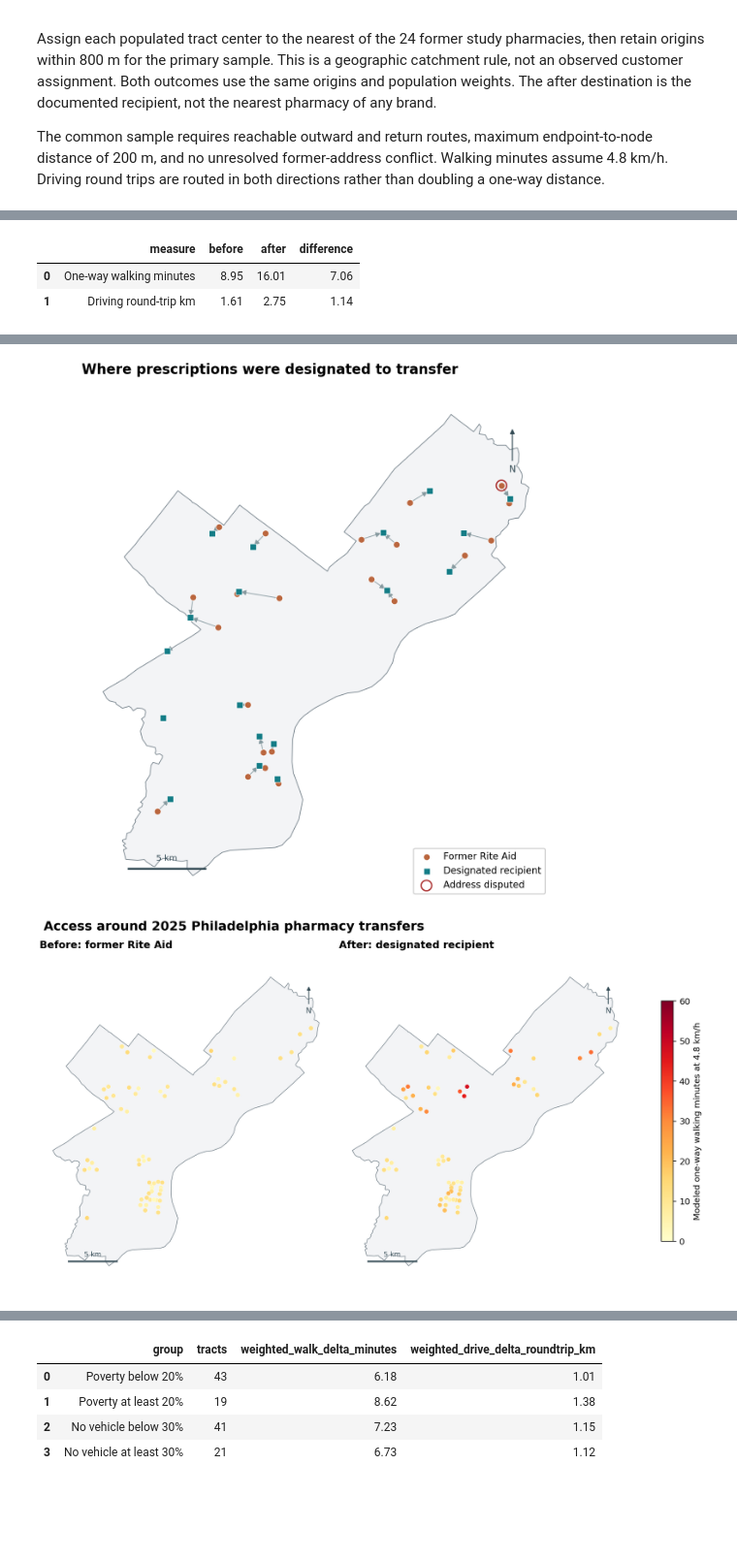
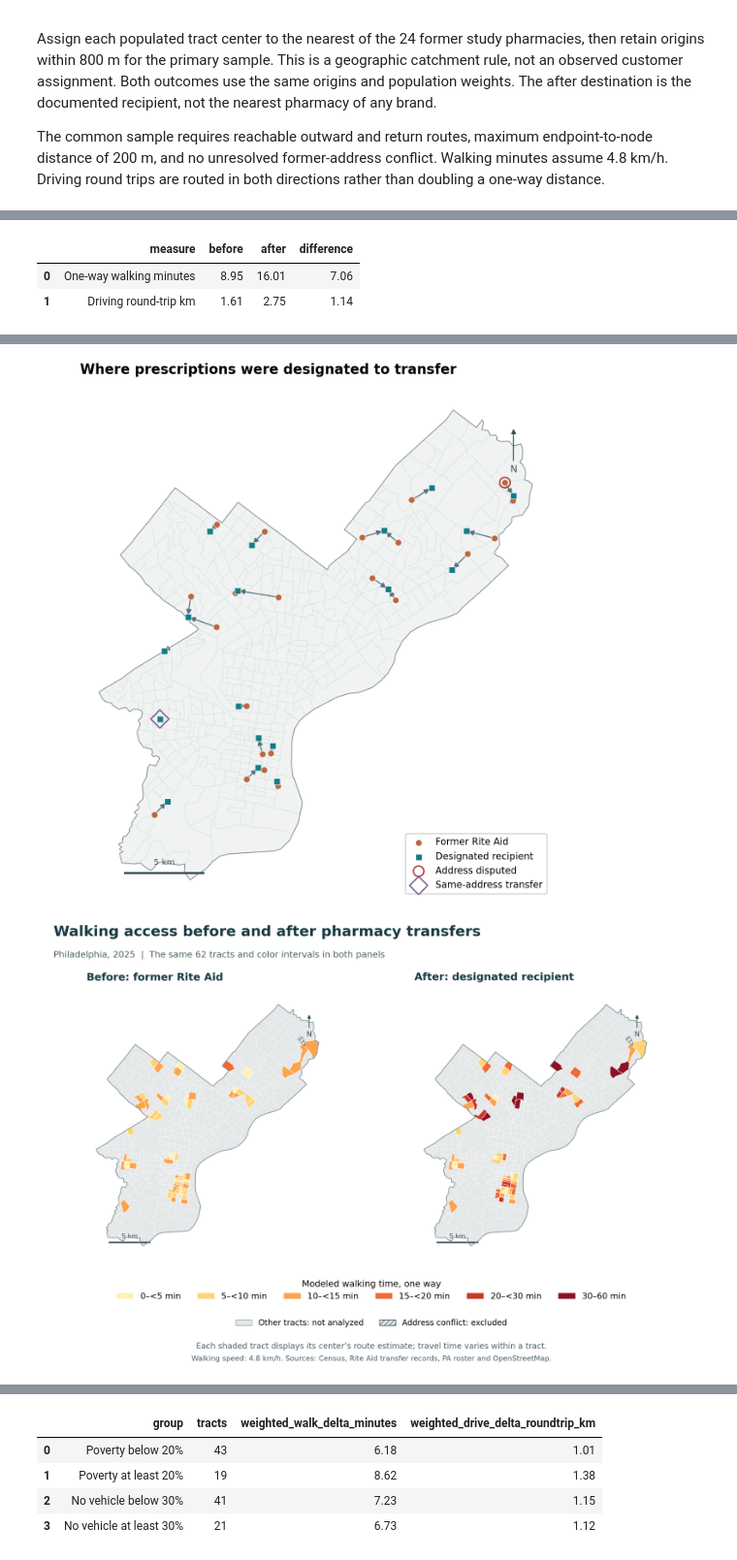
Before and after one commit to emmanuelsampson-prog/pharmacy-access-philadelphia, a Jupyter notebook: notebooks/04_before_after_transfer_access.ipynb, the cells around one changed output, grey strips where cells are left out. Shown at 97% size. Saved outputs shown, nothing was run; the diff lists cells and outputs as text; code cells hidden in the pictures; blank space fills up the shorter version.

Commit message:
Refresh executed notebooks with tract maps

```diff
--- a/notebooks/04_before_after_transfer_access.ipynb
+++ b/notebooks/04_before_after_transfer_access.ipynb
@@ -152,16 +152,16 @@ Origins are modeled residential-area proxies, not sampled travelers.
 # %%
 comparison = pd.DataFrame({
     'measure': ['One-way walking minutes', 'Driving round-trip km'],
     'before': [summary['weighted_walk_before_minutes'], summary['weighted_drive_before_roundtrip_km']],
     'after': [summary['weighted_walk_after_minutes'], summary['weighted_drive_after_roundtrip_km']],
     'difference': [summary['weighted_walk_delta_minutes'], summary['weighted_drive_delta_roundtrip_km']]})
 display(comparison.round(2))
-for file in ['transfer_timeline.png','transfer_destination_map.png','before_after_walking_map.png','before_after_comparison.png','walking_thresholds.png','transfer_by_location.png']:
+for file in ['transfer_timeline.png','transfer_destination_map.png','before_after_walking_map.png','walking_change_tract_map.png','before_after_comparison.png','walking_thresholds.png','transfer_by_location.png']:
     display(Image(filename=str(OUT / file)))
 # %% [output]
 |  | measure | before | after | difference |
 | 0 | One-way walking minutes | 8.95 | 16.01 | 7.06 |
 | 1 | Driving round-trip km | 1.61 | 2.75 | 1.14 |
 [figure]
-[figure, old version]
+[figure, new version]
-[figure, old version]
+[figure, new version]
```
Also changed, not shown: parts of 3 cells of this notebook, 3 other files.
